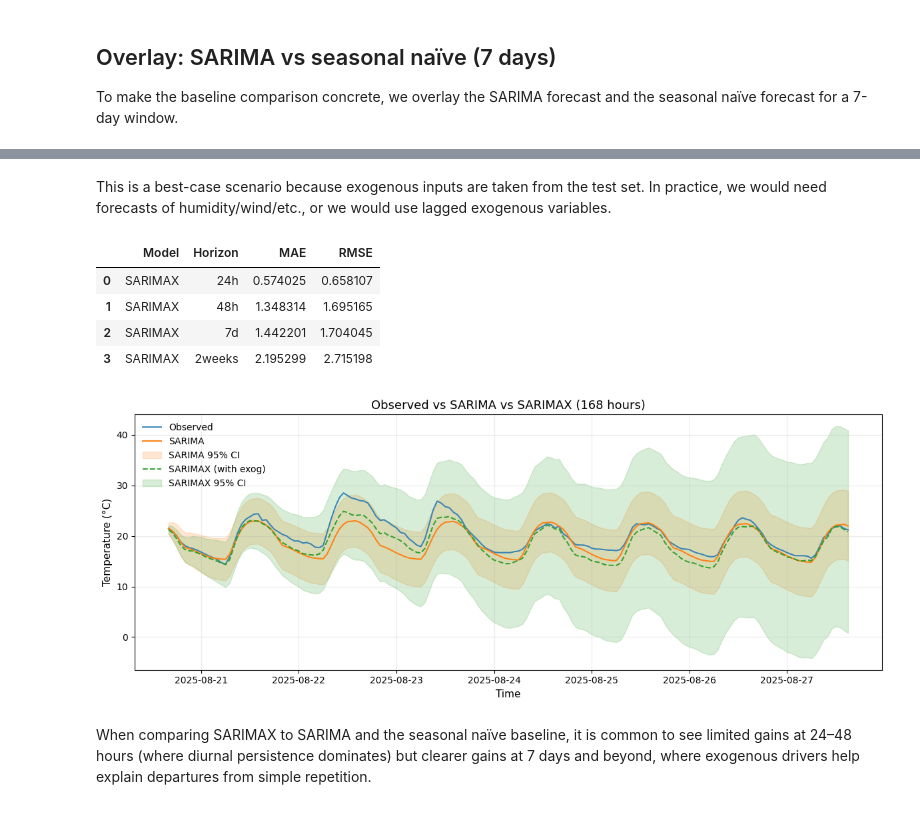
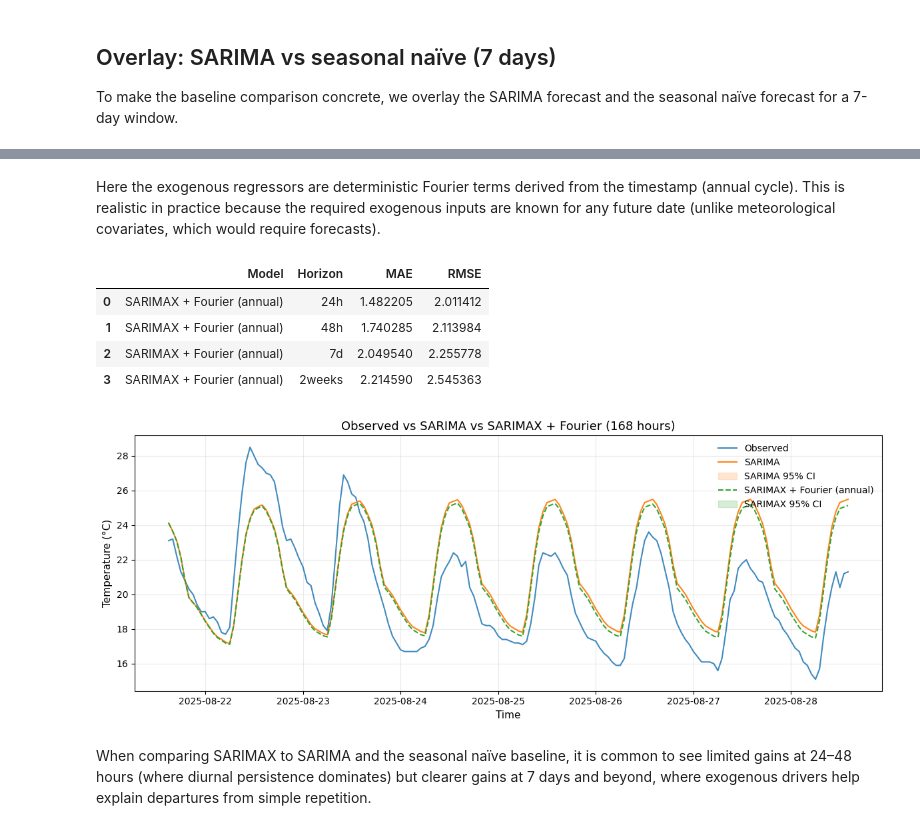
Before and after one commit to GBrochado/TSF---Weather-and-Air-quality-Forecasting, a Jupyter notebook: temp_forecasting.ipynb, the cells around one changed output, grey strips where cells are left out. Cells and saved outputs as stored; diff of their text form; code cells hidden in the pictures.

Commit message:
updated temp + new sarimax models

```diff
--- a/temp_forecasting.ipynb
+++ b/temp_forecasting.ipynb
@@ -333,13 +331,14 @@ def fit_sarima(y_train: pd.Series, order, seasonal_order, name: str):
         enforce_stationarity=False,
         enforce_invertibility=False,
     )
-    res = model.fit(disp=False)
+    res = model.fit(disp=False, low_memory=True)
     return {"name": name, "order": order, "seasonal_order": seasonal_order, "aic": res.aic, "bic": res.bic, "res": res}
 
 candidates = {
-    "SARIMA(1,1,1)(1,1,1,24)": ((1, 1, 1), (1, 1, 1, 24)),
-    "SARIMA(2,1,1)(1,1,1,24)": ((2, 1, 1), (1, 1, 1, 24)),
-    "SARIMA(1,1,2)(1,1,1,24)": ((1, 1, 2), (1, 1, 1, 24)),
+    "SARIMA(1,0,0)(1,1,1,24)": ((1, 0, 0), (1, 1, 1, 24)),
+    "SARIMA(2,0,0)(1,1,1,24)": ((2, 0, 0), (1, 1, 1, 24)),
+    "SARIMA(1,0,1)(1,1,1,24)": ((1, 0, 1), (1, 1, 1, 24)),
+    "SARIMA(2,0,1)(1,1,1,24)": ((2, 0, 1), (1, 1, 1, 24)),
 }
 
 fits = []
@@ -635 +641,16 @@ overlay_sarima_vs_seasonal_naive(final_results, y_train, y_test, horizon=168, se
+# %%
+def make_fourier_exog(index: pd.DatetimeIndex, period_hours: float, K: int, origin) -> pd.DataFrame:
+    """
+    Fourier terms with a fixed origin so train/test stay in phase.
+    origin should be a timestamp like y.index[0] or y_train.index[0].
+    """
+    t = (index - origin).total_seconds() / 3600.0
+    data = {}
+    for k in range(1, K + 1):
+        data[f"sin_{k}"] = np.sin(2 * np.pi * k * t / period_hours)
+        data[f"cos_{k}"] = np.cos(2 * np.pi * k * t / period_hours)
+    return pd.DataFrame(data, index=index)
+
+period_year = 365.25 * 24  # ~8766 hours
+Ks_to_try = [1, 2]      # small values are usually enough # 3 and 4 were tested but didn't perform well.
 # %% [markdown]
@@ -685,28 +725,28 @@ Warnings:
 # %% [markdown]
-This is a best-case scenario because exogenous inputs are taken from the test set. In practice, we would need forecasts of humidity/wind/etc., or we would use lagged exogenous variables.
+Here the exogenous regressors are deterministic Fourier terms derived from the timestamp (annual cycle). This is realistic in practice because the required exogenous inputs are known for any future date (unlike meteorological covariates, which would require forecasts).
 # %%
 rows = []
 for label, h in HORIZONS.items():
     # SARIMAX forecast requires matching exogenous inputs for the horizon
-    fc = sarimax_results.get_forecast(steps=h, exog=exog_test_s.iloc[:h]).predicted_mean
+    fc = sarimax_results.get_forecast(steps=h, exog=exog_test_best.iloc[:h]).predicted_mean
     fc.index = y_test.index[:h]
     y_true = y_test.iloc[:h]
-    rows.append(["SARIMAX", label, mean_absolute_error(y_true, fc), rmse(y_true, fc)])
+    rows.append(["SARIMAX + Fourier (annual)", label, mean_absolute_error(y_true, fc), rmse(y_true, fc)])
 
 sarimax_h = pd.DataFrame(rows, columns=["Model", "Horizon", "MAE", "RMSE"])
 display(sarimax_h)
 # %% [output]
 |  | Model | Horizon | MAE | RMSE |
-| 0 | SARIMAX | 24h | 0.574025 | 0.658107 |
-| 1 | SARIMAX | 48h | 1.348314 | 1.695165 |
-| 2 | SARIMAX | 7d | 1.442201 | 1.704045 |
-| 3 | SARIMAX | 2weeks | 2.195299 | 2.715198 |
+| 0 | SARIMAX + Fourier (annual) | 24h | 1.482205 | 2.011412 |
+| 1 | SARIMAX + Fourier (annual) | 48h | 1.740285 | 2.113984 |
+| 2 | SARIMAX + Fourier (annual) | 7d | 2.049540 | 2.255778 |
+| 3 | SARIMAX + Fourier (annual) | 2weeks | 2.214590 | 2.545363 |
 # %%
-def overlay_sarima_vs_sarimax(
+def overlay_sarima_vs_sarimax_fourier(
     sarima_results,
     sarimax_results,
     y_test: pd.Series,
-    exog_test_s: pd.DataFrame,
+    exog_test_fourier: pd.DataFrame,
     horizon: int = 168,
 ) -> None:
     idx = y_test.index[:horizon]
@@ -718,39 +758,39 @@ def overlay_sarima_vs_sarimax(
     sarima_mean.index = idx
     sarima_ci.index = idx
 
-    # SARIMAX (needs exog for the forecast horizon)
-    fc_sarimax = sarimax_results.get_forecast(steps=horizon, exog=exog_test_s.iloc[:horizon])
+    # SARIMAX + Fourier (needs exog for the forecast horizon)
+    fc_sarimax = sarimax_results.get_forecast(steps=horizon, exog=exog_test_fourier.iloc[:horizon])
     sarimax_mean = fc_sarimax.predicted_mean.copy()
     sarimax_ci = fc_sarimax.conf_int().copy()
     sarimax_mean.index = idx
     sarimax_ci.index = idx
 
     # Plot
     plt.figure(figsize=(12, 4.8))
     plt.plot(y_test.iloc[:horizon], label="Observed", alpha=0.85)
 
     l1 = plt.plot(sarima_mean, label="SARIMA", alpha=0.95)[0]
     plt.fill_between(
         idx, sarima_ci.iloc[:, 0], sarima_ci.iloc[:, 1],
         alpha=0.18, color=l1.get_color(), label="SARIMA 95% CI"
     )
 
-    l2 = plt.plot(sarimax_mean, label="SARIMAX (with exog)", linestyle="--", alpha=0.95)[0]
+    l2 = plt.plot(sarimax_mean, label="SARIMAX + Fourier (annual)", linestyle="--", alpha=0.95)[0]
     plt.fill_between(
         idx, sarimax_ci.iloc[:, 0], sarimax_ci.iloc[:, 1],
         alpha=0.18, color=l2.get_color(), label="SARIMAX 95% CI"
     )
 
-    plt.title(f"Observed vs SARIMA vs SARIMAX ({horizon} hours)")
+    plt.title(f"Observed vs SARIMA vs SARIMAX + Fourier ({horizon} hours)")
     plt.xlabel("Time")
     plt.ylabel("Temperature (°C)")
     plt.legend()
     plt.tight_layout()
     plt.show()
 
-overlay_sarima_vs_sarimax(final_results, sarimax_results, y_test, exog_test_s, horizon=168)
+overlay_sarima_vs_sarimax_fourier(final_results, sarimax_results, y_test, exog_test_best, horizon=168)
 # %% [output]
-[figure, old version]
+[figure, new version]
 # %% [markdown]
 When comparing SARIMAX to SARIMA and the seasonal naïve baseline, it is common to see limited gains at 24–48 hours (where diurnal persistence dominates) but clearer gains at 7 days and beyond, where exogenous drivers help explain departures from simple repetition.
 # %% [markdown]
```
Also changed, not shown: parts of 32 cells of this notebook, 1 other file.
